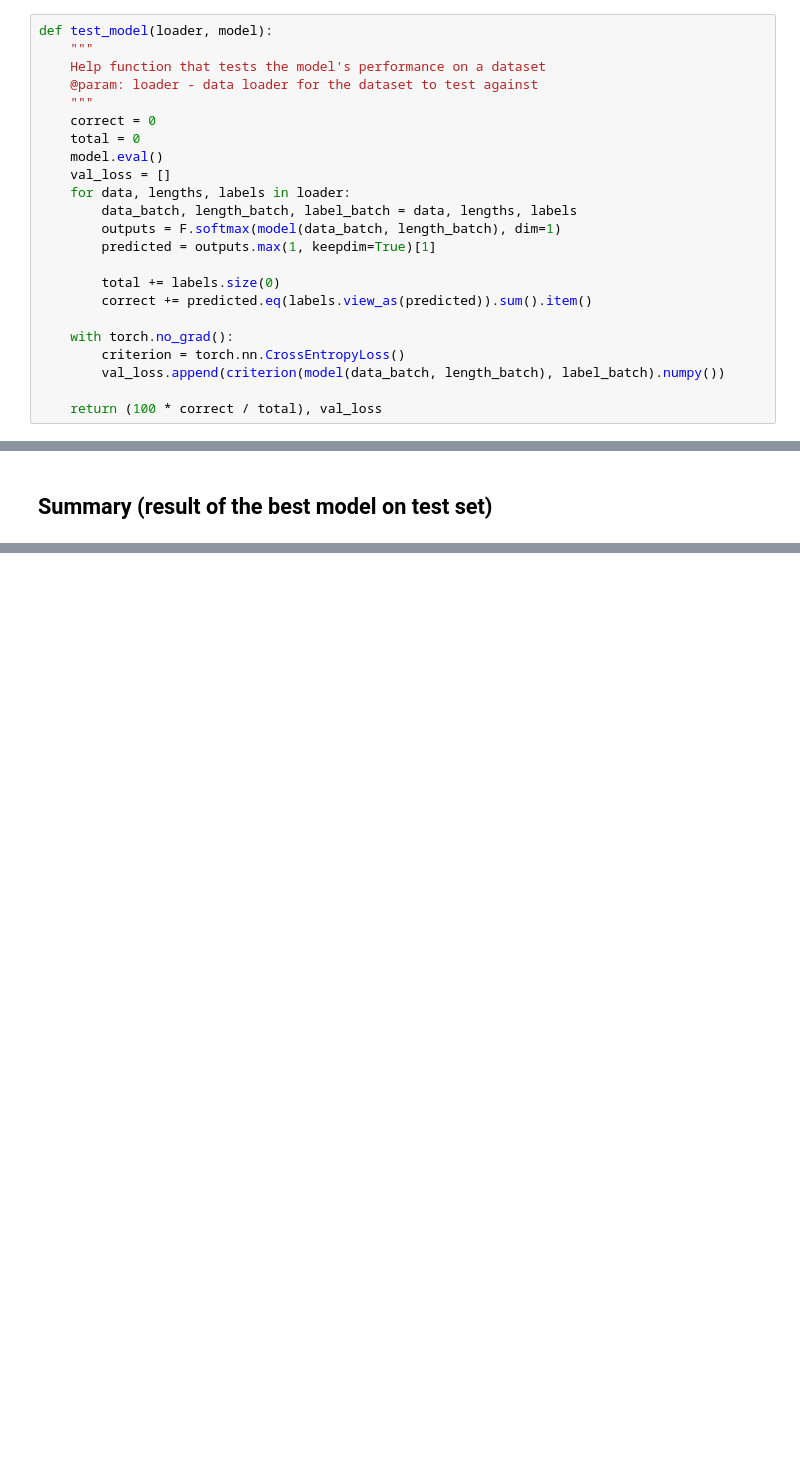
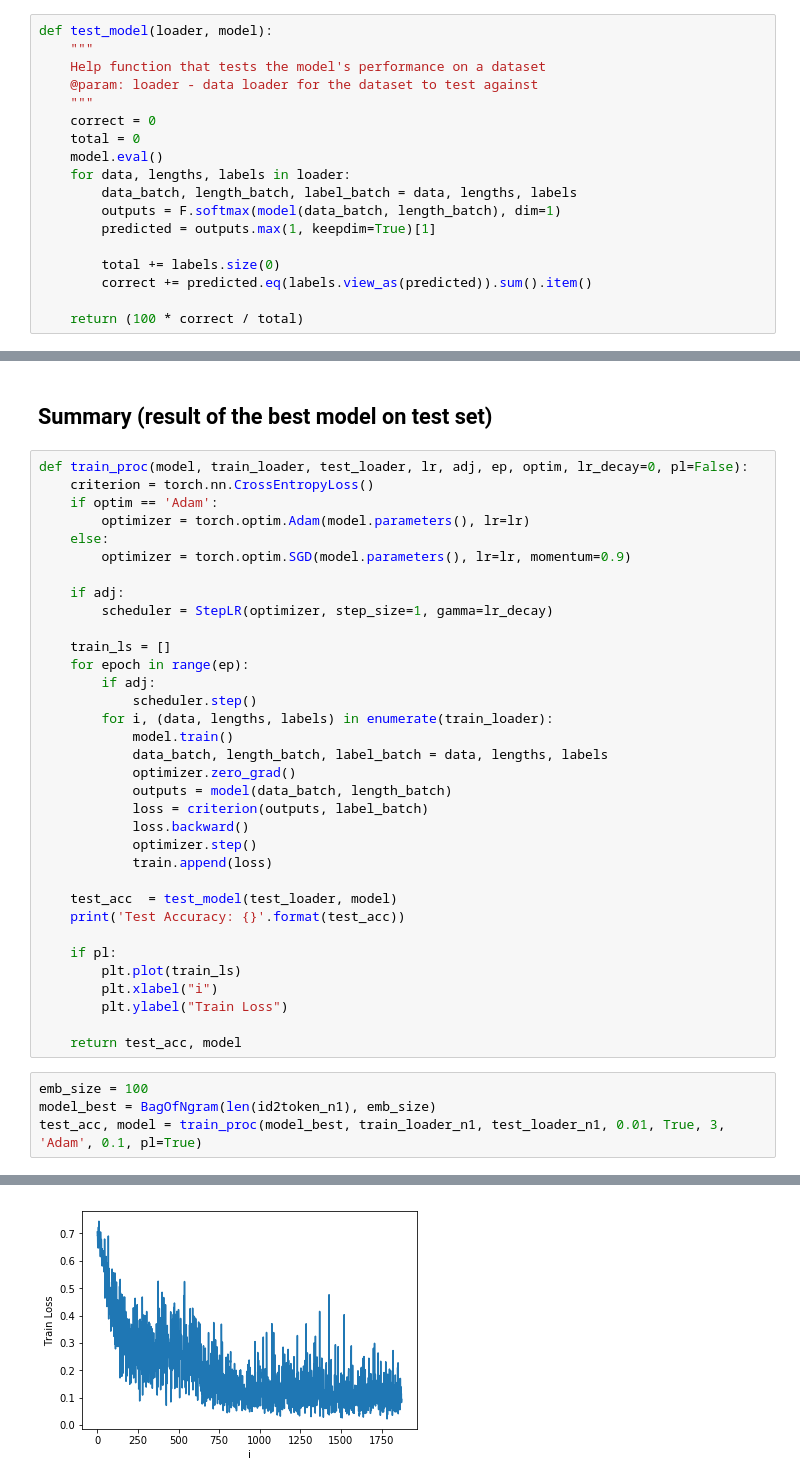
Before and after one commit to allenlsj/nlp18, a Jupyter notebook: HW1/HW1_ctd.ipynb, the cells around one changed output, grey strips where cells are left out. Cells and saved outputs as stored; diff of their text form; blank space fills up the shorter version.

```diff
--- a/HW1/HW1_ctd.ipynb
+++ b/HW1/HW1_ctd.ipynb
@@ -681,7 +681,6 @@ def test_model(loader, model):
     correct = 0
     total = 0
     model.eval()
-    val_loss = []
     for data, lengths, labels in loader:
         data_batch, length_batch, label_batch = data, lengths, labels
         outputs = F.softmax(model(data_batch, length_batch), dim=1)
@@ -690,11 +689,7 @@ def test_model(loader, model):
         total += labels.size(0)
         correct += predicted.eq(labels.view_as(predicted)).sum().item()
 
-    with torch.no_grad():
-        criterion = torch.nn.CrossEntropyLoss()
-        val_loss.append(criterion(model(data_batch, length_batch), label_batch).numpy())
-
-    return (100 * correct / total), val_loss
+    return (100 * correct / total)
 # %%
 def train_proc(model, train_loader, val_loader, lr, adj, ep, optim, lr_decay=0, plt=False):
     criterion = torch.nn.CrossEntropyLoss()
@@ -1744,3 +1740,42 @@ val_acc = train_proc(model_n4_ntk, train_loader_n4_ntk, val_loader_n4_ntk, 0.01,
 Val Accuracy: 50.6
 # %% [markdown]
 ## Summary (result of the best model on test set)
+# %%
+def train_proc(model, train_loader, test_loader, lr, adj, ep, optim, lr_decay=0, pl=False):
+    criterion = torch.nn.CrossEntropyLoss()
+    if optim == 'Adam':
+        optimizer = torch.optim.Adam(model.parameters(), lr=lr)
+    else:
+        optimizer = torch.optim.SGD(model.parameters(), lr=lr, momentum=0.9)
+
+    if adj:
+        scheduler = StepLR(optimizer, step_size=1, gamma=lr_decay)
+
+    train_ls = []
+    for epoch in range(ep):
+        if adj:
+            scheduler.step()
+        for i, (data, lengths, labels) in enumerate(train_loader):
+            model.train()
+            data_batch, length_batch, label_batch = data, lengths, labels
+            optimizer.zero_grad()
+            outputs = model(data_batch, length_batch)
+            loss = criterion(outputs, label_batch)
+            loss.backward()
+            optimizer.step()
+            train.append(loss)
+
+    test_acc  = test_model(test_loader, model)
+    print('Test Accuracy: {}'.format(test_acc))
+
+    if pl:
+        plt.plot(train_ls)
+        plt.xlabel("i")
+        plt.ylabel("Train Loss")
+
+    return test_acc, model
+# %%
+emb_size = 100
+model_best = BagOfNgram(len(id2token_n1), emb_size)
+test_acc, model = train_proc(model_best, train_loader_n1, test_loader_n1, 0.01, True, 3, 'Adam', 0.1, pl=True)
+# %% [output]
@@ -1746,0 +1783 @@ Val Accuracy: 50.6
+[figure, added]
```
Also changed, not shown: parts of 8 cells of this notebook.
